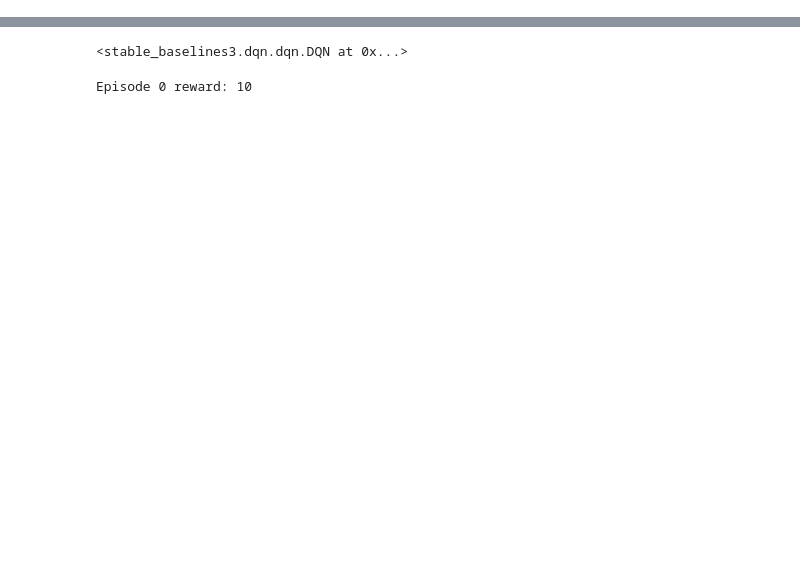
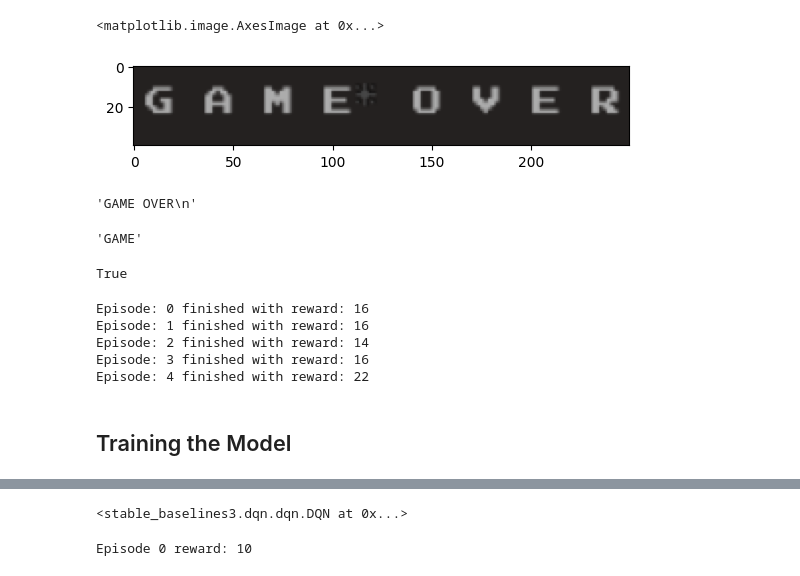
Before and after one commit to HarishChandran3304/auto-dino, a Jupyter notebook: main.ipynb, the cells around one changed output, grey strips where cells are left out. Saved outputs shown, nothing was run; the diff lists cells and outputs as text; code cells hidden in the pictures; blank space fills up the shorter version.

```diff
--- a/main.ipynb
+++ b/main.ipynb
@@ -98,0 +108,37 @@ env_checker.check_env(env)
+# %%
+done, done_cap = env.get_done()
+plt.imshow(done_cap)
+# %% [output]
+<matplotlib.image.AxesImage at 0x...>
+[figure, added]
+# %%
+pytesseract.image_to_string(done_cap)
+# %% [output]
+'GAME OVER\n'
+# %%
+pytesseract.image_to_string(done_cap)[:4]
+# %% [output]
+'GAME'
+# %%
+done
+# %% [output]
+True
+# %%
+for episode in range(5):
+    obs = env.reset()
+    done = False
+    total_reward = 0
+
+    while not done:
+        obs, reward, done, _, _ = env.step(env.action_space.sample()) # Testing using random actions (out of 0-2)
+        total_reward += reward
+
+    print(f"Episode: {episode} finished with reward: {total_reward}")
+# %% [output]
+Episode: 0 finished with reward: 16
+Episode: 1 finished with reward: 16
+Episode: 2 finished with reward: 14
+Episode: 3 finished with reward: 16
+Episode: 4 finished with reward: 22
+# %% [markdown]
+## Training the Model
```
Also changed, not shown: parts of 16 cells of this notebook.
